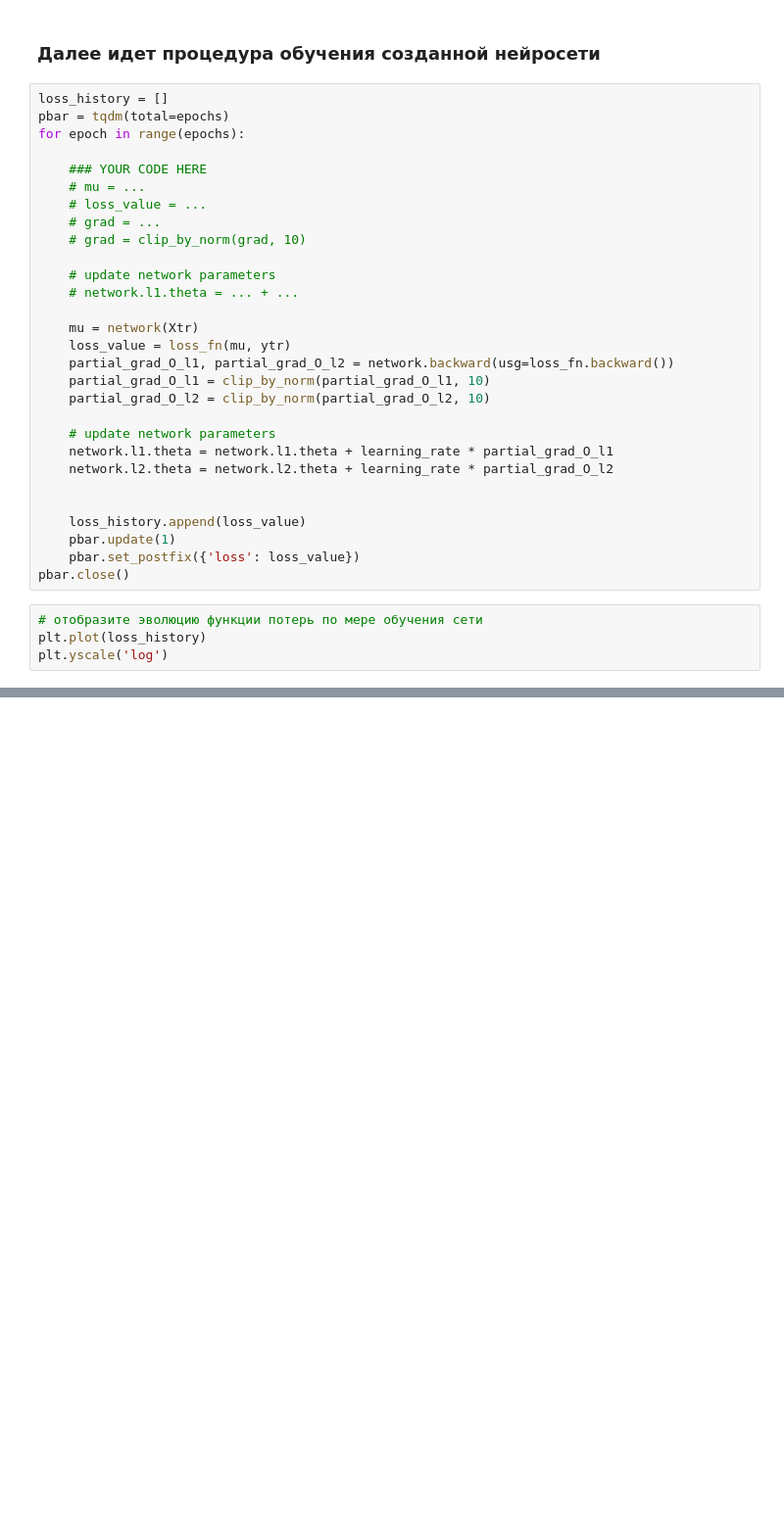
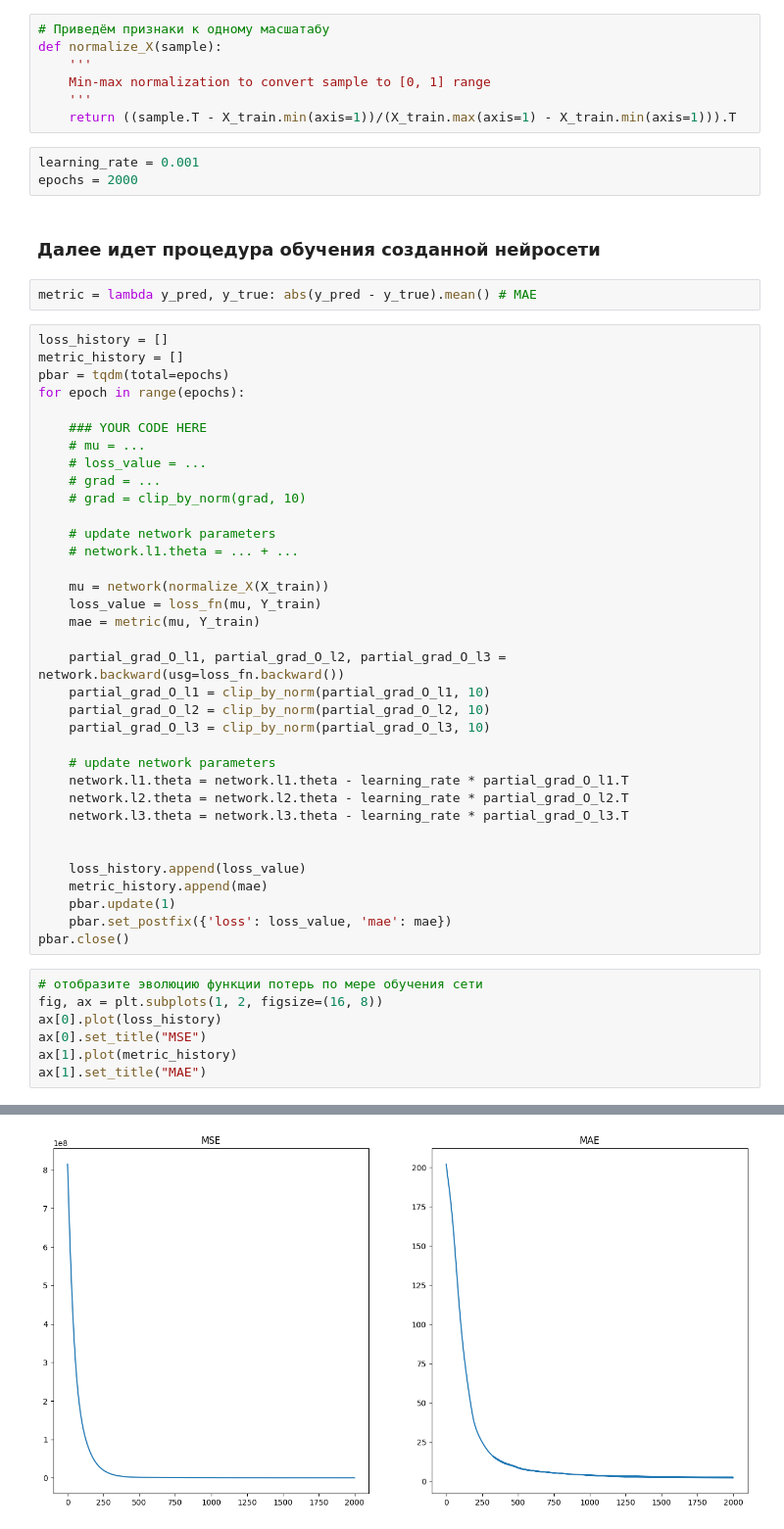
Before and after one commit to Mikhaelyes/Diploma_ocean, a Jupyter notebook: Study_programms/HW_2/HW02.ipynb, the cells around one changed output, grey strips where cells are left out. Shown: that part at 98% size. Saved outputs shown, nothing was run; the diff lists cells and outputs as text; blank space fills up the shorter version.

```diff
--- a/Study_programms/HW_2/HW02.ipynb
+++ b/Study_programms/HW_2/HW02.ipynb
@@ -411,7 +452,20 @@ epochs = 10000
+# %%
+# Приведём признаки к одному масшатабу
+def normalize_X(sample):
+    '''
+    Min-max normalization to convert sample to [0, 1] range
+    '''
+    return ((sample.T - X_train.min(axis=1))/(X_train.max(axis=1) - X_train.min(axis=1))).T
+# %%
+learning_rate = 0.001
+epochs = 2000
 # %% [markdown]
 ### Далее идет процедура обучения созданной нейросети
+# %%
+metric = lambda y_pred, y_true: abs(y_pred - y_true).mean() # MAE
 # %%
 loss_history = []
+metric_history = []
 pbar = tqdm(total=epochs)
 for epoch in range(epochs):
 
@@ -424,22 +478,31 @@ for epoch in range(epochs):
     # update network parameters
     # network.l1.theta = ... + ...
 
-    mu = network(Xtr)
-    loss_value = loss_fn(mu, ytr)
-    partial_grad_O_l1, partial_grad_O_l2 = network.backward(usg=loss_fn.backward())
+    mu = network(normalize_X(X_train))
+    loss_value = loss_fn(mu, Y_train)
+    mae = metric(mu, Y_train)
+
+    partial_grad_O_l1, partial_grad_O_l2, partial_grad_O_l3 = network.backward(usg=loss_fn.backward())
     partial_grad_O_l1 = clip_by_norm(partial_grad_O_l1, 10)
     partial_grad_O_l2 = clip_by_norm(partial_grad_O_l2, 10)
+    partial_grad_O_l3 = clip_by_norm(partial_grad_O_l3, 10)
 
     # update network parameters
-    network.l1.theta = network.l1.theta + learning_rate * partial_grad_O_l1
-    network.l2.theta = network.l2.theta + learning_rate * partial_grad_O_l2
+    network.l1.theta = network.l1.theta - learning_rate * partial_grad_O_l1.T
+    network.l2.theta = network.l2.theta - learning_rate * partial_grad_O_l2.T
+    network.l3.theta = network.l3.theta - learning_rate * partial_grad_O_l3.T
 
 
     loss_history.append(loss_value)
+    metric_history.append(mae)
     pbar.update(1)
-    pbar.set_postfix({'loss': loss_value})
+    pbar.set_postfix({'loss': loss_value, 'mae': mae})
 pbar.close()
 # %%
 # отобразите эволюцию функции потерь по мере обучения сети
-plt.plot(loss_history)
-plt.yscale('log')
+fig, ax = plt.subplots(1, 2, figsize=(16, 8))
+ax[0].plot(loss_history)
+ax[0].set_title("MSE")
+ax[1].plot(metric_history)
+ax[1].set_title("MAE")
+# %% [output]
@@ -446,2 +510,3 @@ plt.yscale('log')
+[figure, added]
 # %%
 # примените нейросеть к данным Xtr
```
Also changed, not shown: parts of 19 cells of this notebook, 4 other files.
